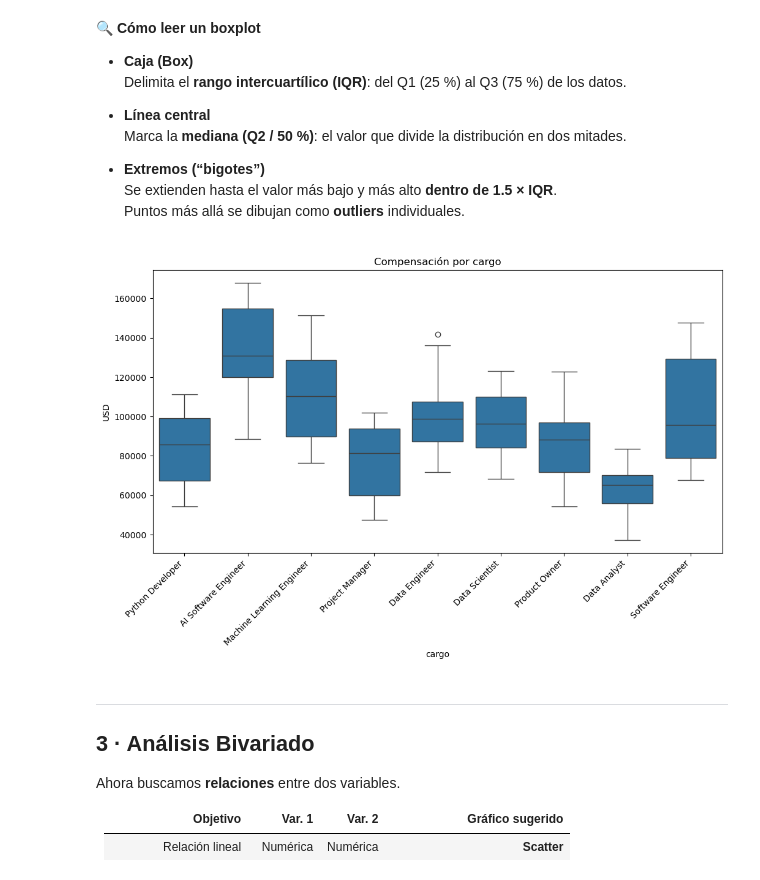
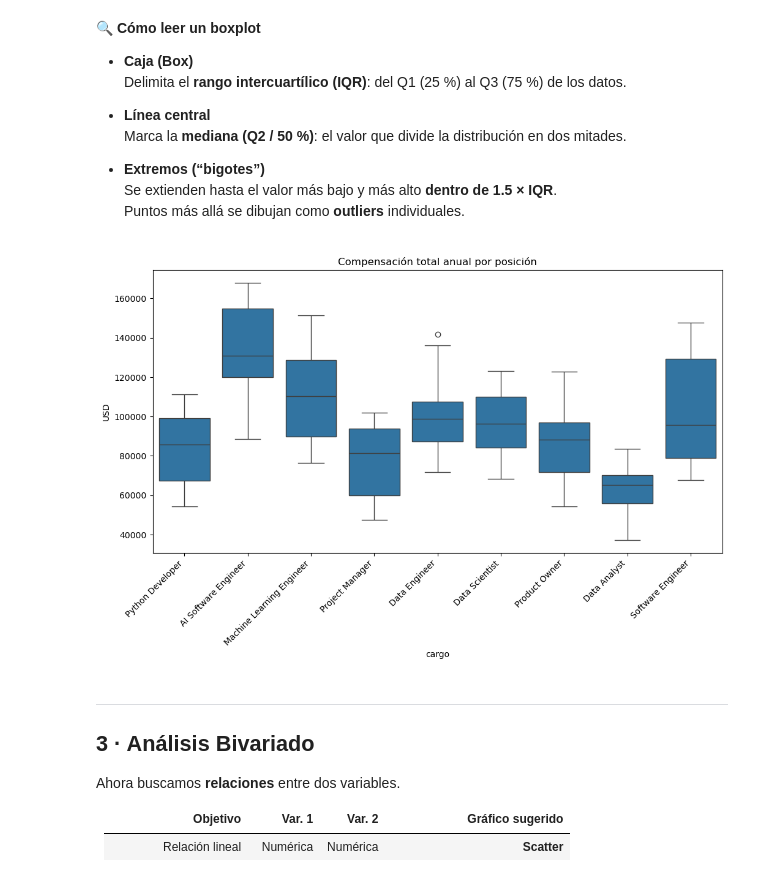
Before and after one commit to vacostatech/pydatapanama-cursos, a Jupyter notebook: cursos/analisis_datos/notebooks/pyda_modulo03_fernandovillalobos.ipynb, the cells around one changed output. Cells and saved outputs as stored; diff of their text form; code cells hidden in the pictures.

```diff
--- a/cursos/analisis_datos/notebooks/pyda_modulo03_fernandovillalobos.ipynb
+++ b/cursos/analisis_datos/notebooks/pyda_modulo03_fernandovillalobos.ipynb
@@ -167,23 +168,23 @@ Ideal para contraste rápido entre cargos, países, experimentos A/B, etc.
 # %%
 # ── Ejercicio ────────────────────────────────────────────────────────────
 # 1. Crea un boxplot que compare la ‘compensacion_total’ entre cargos.
 # 2. Usa un canvas amplio (12×6) para que las etiquetas no se amontonen.
 # 3. Rota los nombres de los cargos 45 ° y alinéalos a la derecha
 #    para que queden legibles bajo cada boxplot.
 # 4. Añade título y etiqueta del eje Y (USD).
 # 5. Finaliza con plt.show() para visualizar el gráfico.
 
-# para definir el canva
+# definir el canva (tamaño de la imagen)
 plt.figure(figsize=(12,6))
 # dibujar la gráfica
 sns.boxplot(df_salarios_pais,x='cargo', y='compensacion_total')
 # adornos
 plt.xticks(rotation=45, ha='right')
-plt.title('Compensación por cargo')
+plt.title('Compensación total anual por posición')
 plt.ylabel('USD')
 plt.show()
 # %% [output]
-[figure, old version]
+[figure, new version]
 # %% [markdown]
 ---
 ## 3 · Análisis Bivariado
```
Also changed, not shown: parts of 8 cells of this notebook.
